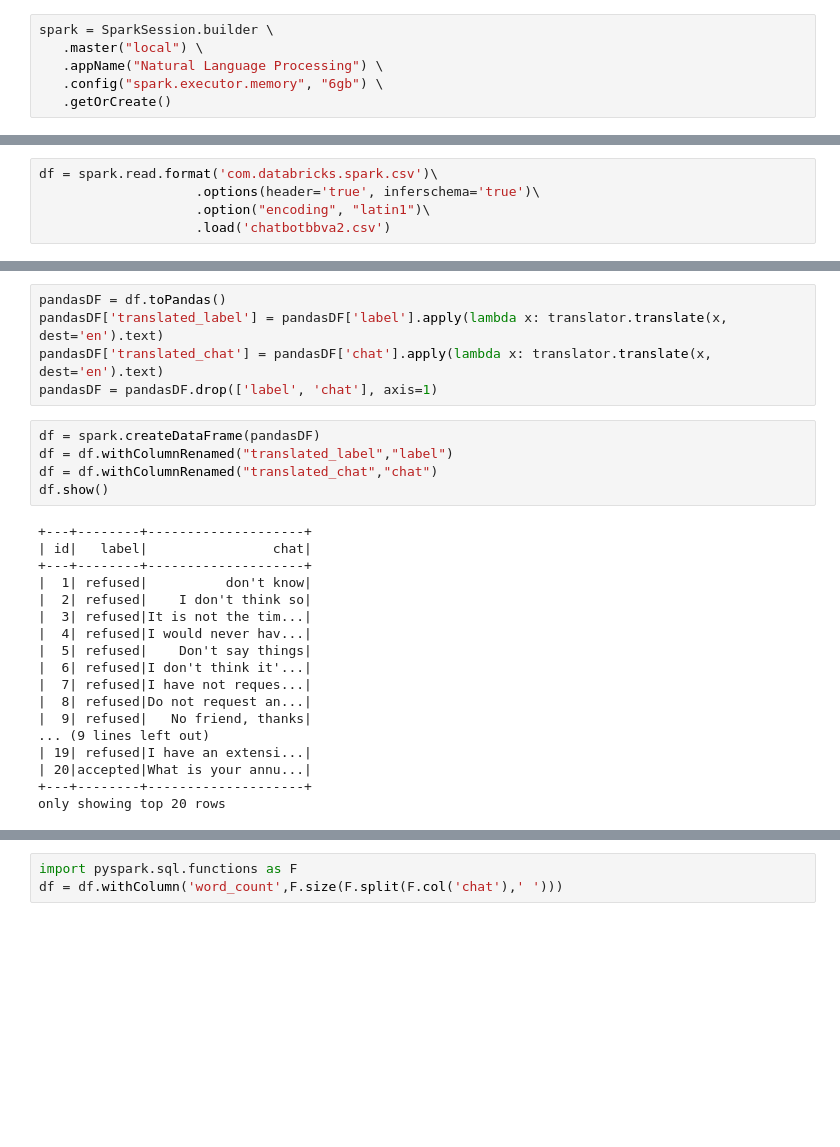
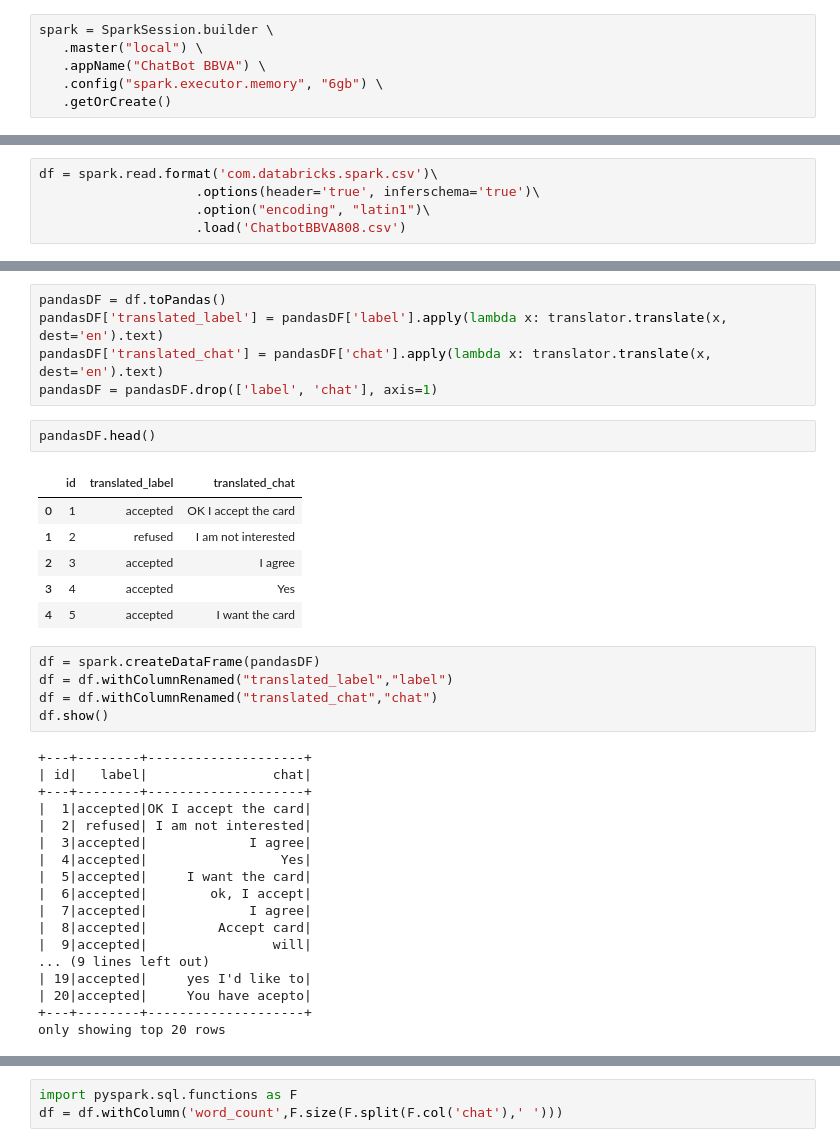
Before and after one commit to CiinKRG/RT-card, a Jupyter notebook: Untitled3.ipynb, the cells around one changed output, grey strips where cells are left out. Cells and saved outputs as stored; diff of their text form; blank space fills up the shorter version.

```diff
--- a/Untitled3.ipynb
+++ b/Untitled3.ipynb
@@ -23,7 +21,7 @@ from pyspark.sql import SparkSession
 # %%
 spark = SparkSession.builder \
    .master("local") \
-   .appName("Natural Language Processing") \
+   .appName("ChatBot BBVA") \
    .config("spark.executor.memory", "6gb") \
    .getOrCreate()
 # %%
@@ -36,7 +34,7 @@ Saving chatbotbbva2.csv to chatbotbbva2.csv
 df = spark.read.format('com.databricks.spark.csv')\
                     .options(header='true', inferschema='true')\
                     .option("encoding", "latin1")\
-                    .load('chatbotbbva2.csv')
+                    .load('ChatbotBBVA808.csv')
 # %%
 df.show()
 # %% [output]
@@ -65,6 +83,15 @@ pandasDF = df.toPandas()
 pandasDF['translated_label'] = pandasDF['label'].apply(lambda x: translator.translate(x, dest='en').text)
 pandasDF['translated_chat'] = pandasDF['chat'].apply(lambda x: translator.translate(x, dest='en').text)
 pandasDF = pandasDF.drop(['label', 'chat'], axis=1)
+# %%
+pandasDF.head()
+# %% [output]
+|  | id | translated_label | translated_chat |
+| 0 | 1 | accepted | OK I accept the card |
+| 1 | 2 | refused | I am not interested |
+| 2 | 3 | accepted | I agree |
+| 3 | 4 | accepted | Yes |
+| 4 | 5 | accepted | I want the card |
 # %%
 df = spark.createDataFrame(pandasDF)
 df = df.withColumnRenamed("translated_label","label")
@@ -74,18 +101,18 @@ df.show()
 +---+--------+--------------------+
 | id|   label|                chat|
 +---+--------+--------------------+
-|  1| refused|          don't know|
-|  2| refused|    I don't think so|
-|  3| refused|It is not the tim...|
-|  4| refused|I would never hav...|
-|  5| refused|    Don't say things|
-|  6| refused|I don't think it'...|
-|  7| refused|I have not reques...|
-|  8| refused|Do not request an...|
-|  9| refused|   No friend, thanks|
+|  1|accepted|OK I accept the card|
+|  2| refused| I am not interested|
+|  3|accepted|             I agree|
+|  4|accepted|                 Yes|
+|  5|accepted|     I want the card|
+|  6|accepted|        ok, I accept|
+|  7|accepted|             I agree|
+|  8|accepted|         Accept card|
+|  9|accepted|                will|
 ... (9 lines left out)
-| 19| refused|I have an extensi...|
-| 20|accepted|What is your annu...|
+| 19|accepted|     yes I'd like to|
+| 20|accepted|     You have acepto|
 +---+--------+--------------------+
 only showing top 20 rows
 # %%
```
Also changed, not shown: parts of 22 cells of this notebook.
